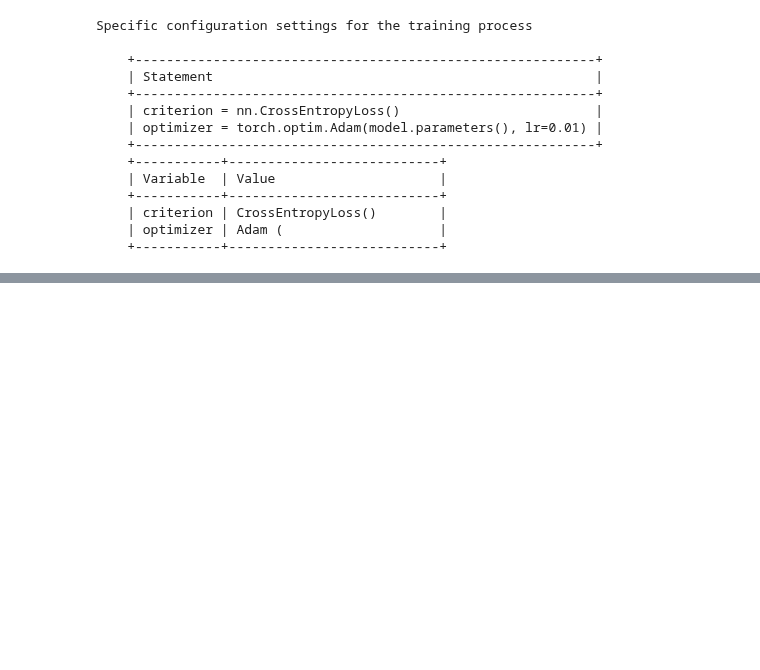
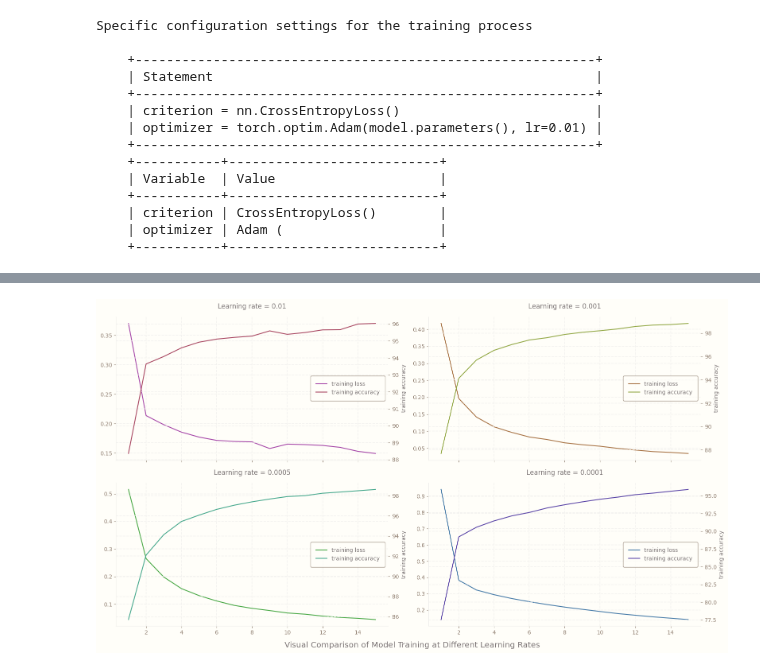
Before and after one commit to RaphaelZH/OpenCV_Program_EN, a Jupyter notebook: PyTorch for Deep Learning and Computer Vision/Notebooks/5 - Image Recognition - PyTorch.ipynb, the cells around one changed output, grey strips where cells are left out. Cells and saved outputs as stored; diff of their text form; code cells hidden in the pictures; blank space fills up the shorter version.

Commit message:
legend added

```diff
--- a/PyTorch for Deep Learning and Computer Vision/Notebooks/5 - Image Recognition - PyTorch.ipynb
+++ b/PyTorch for Deep Learning and Computer Vision/Notebooks/5 - Image Recognition - PyTorch.ipynb
@@ -122,7 +123,7 @@ Loading and transformation of the MNIST dataset
     | training_dataset | Dataset MNIST                          |
     +------------------+----------------------------------------+
 # %%
-training_loader = torch.utils.data.DataLoader(dataset=training_dataset,
+training_loader = torch.utils.data.DataLoader(training_dataset,
                                               batch_size=100,
                                               shuffle=True)
 
@@ -131,7 +132,7 @@ tabulation.heading_printer("Configuration of the training batches")
 
 statements = [
     """
-training_loader = torch.utils.data.DataLoader(dataset=training_dataset,
+training_loader = torch.utils.data.DataLoader(training_dataset,
                                               batch_size=100,
                                               shuffle=True)
 """
@@ -409,7 +410,7 @@ for e in range(epochs):
         epoch_accuracy = running_accuracy.float() / len(training_loader)
         running_loss_history.append(epoch_loss)
         running_accuracy_history.append(epoch_accuracy)
-        dataframe.updater(e + 1, loss.item(), epoch_loss, epoch_accuracy)
+        dataframe.updater(int(e + 1), loss.item(), epoch_loss, epoch_accuracy)
 
 tabulation = Form_Generator()
 tabulation.heading_printer("Model training for a specific number of epochs")
@@ -557,0 +478,75 @@ plt.show()
+# %%
+def loss_and_accuracy_calculator(epochs,
+                                 lr,
+                                 criterion=nn.CrossEntropyLoss(),
+                                 optimizer_type=torch.optim.Adam,
+                                 **kwargs):
+    criterion = criterion
+    optimizer = optimizer_type(model.parameters(), lr)
+    epochs = epochs
+    running_loss_history = []
+    running_accuracy_history = []
+    for e in range(epochs):
+        running_loss = 0.0
+        running_accuracy = 0
+        for inputs, labels in training_loader:
+            inputs = inputs.view(inputs.shape[0], -1)
+            outputs = model(inputs)
+            loss = criterion(outputs, labels)
+            optimizer.zero_grad()
+            loss.backward()
+            optimizer.step()
+            _, preds = torch.max(outputs, 1)
+            running_loss += loss.item()
+            running_accuracy += torch.sum(preds == labels.data)
+        else:
+            epoch_loss = running_loss / len(training_loader)
+            epoch_accuracy = running_accuracy.float() / len(training_loader)
+            running_loss_history.append(epoch_loss)
+            running_accuracy_history.append(epoch_accuracy)
+    return running_loss_history, running_accuracy_history
+
+
+colors = calm_color_generator(8)
+plt.rcParams["figure.figsize"] = (figure_size[0], figure_size[1])
+
+fig, axs = plt.subplots(2, 2, sharex=True)
+
+lr_list = [0.01, 0.001, 0.0005, 0.0001]
+
+for i in range(2):
+    for j in range(2):
+        model = Classifier(784, 125, 65, 10)
+        running_loss_history, running_accuracy_history = loss_and_accuracy_calculator(
+            epochs=epochs, lr=lr_list[i * 2 + j])
+        line1 = axs[i, j].plot(range(1, epochs + 1),
+                               running_loss_history,
+                               label="training loss",
+                               c=colors.pop(0))
+        axs[i, j] = axs[i, j].twinx()
+        line2 = axs[i, j].plot(range(1, epochs + 1),
+                               running_accuracy_history,
+                               label="training accuracy",
+                               c=colors.pop(0))
+        lines = line1 + line2
+        labels = [line.get_label() for line in lines]
+        axs[i, j].legend(lines,
+                         labels,
+                         loc="center right",
+                         borderpad=1,
+                         ncol=1)
+
+for ax, lr in zip(axs.flat, lr_list):
+    ax.set(xlabel="epoch", ylabel="training loss")
+    ax.set(ylabel="training accuracy")
+    ax.set_title("Learning rate = {}".format(lr), loc="center", pad=15)
+
+fig.suptitle("Visual Comparison of Model Training at Different Learning Rates",
+             fontsize="x-large",
+             x=0.5,
+             y=0)
+
+plt.tight_layout()
+plt.show()
+# %% [output]
+[figure, added]
```
Also changed, not shown: parts of 7 cells of this notebook.
